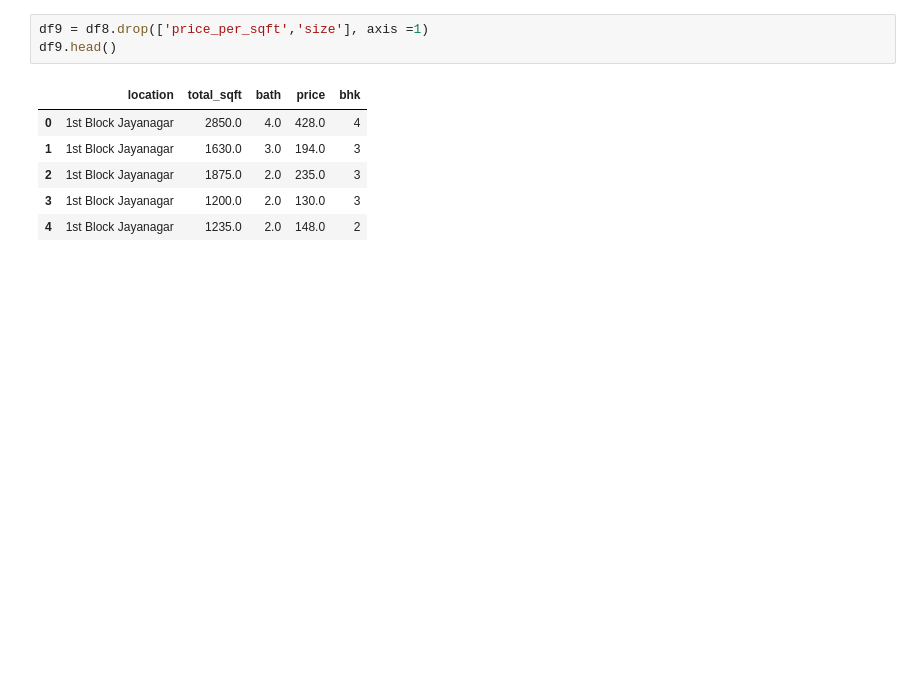
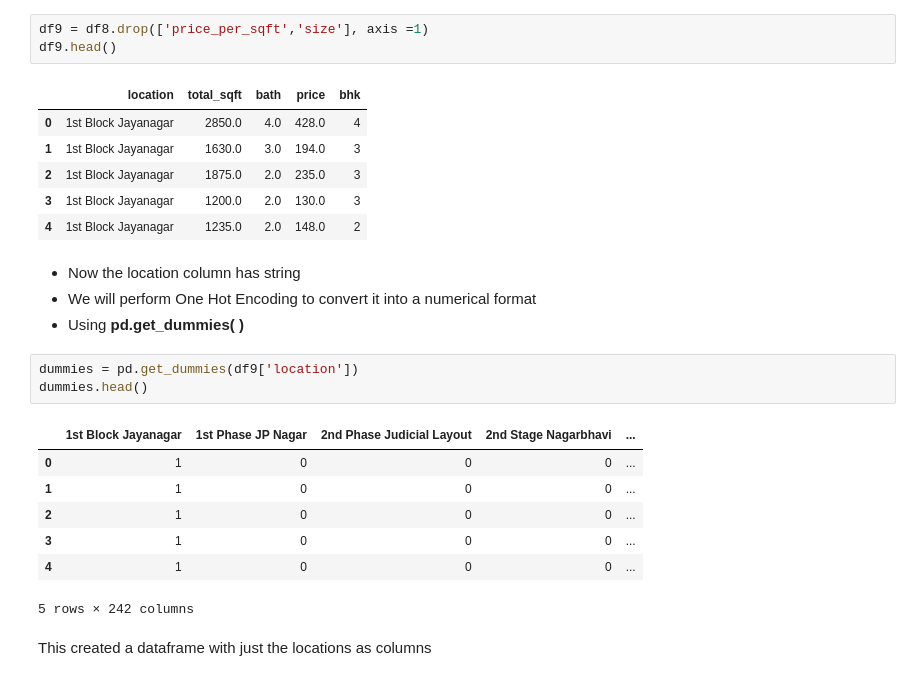
Before and after one commit to rohit-1026/House-Price-Prediction, a Jupyter notebook: House_Price_Pred.ipynb, the cells around one changed output. Drawn from its saved outputs; the diff is of its cells as text; blank space fills up the shorter version.

Commit message:
Training Model Stage

```diff
--- a/House_Price_Pred.ipynb
+++ b/House_Price_Pred.ipynb
@@ -568,3 +568,20 @@ df9.head()
 | 2 | 1st Block Jayanagar | 1875.0 | 2.0 | 235.0 | 3 |
 | 3 | 1st Block Jayanagar | 1200.0 | 2.0 | 130.0 | 3 |
 | 4 | 1st Block Jayanagar | 1235.0 | 2.0 | 148.0 | 2 |
+# %% [markdown]
+* Now the location column has string
+* We will perform One Hot Encoding to convert it into a numerical format
+* Using **pd.get_dummies(  )**
+# %%
+dummies = pd.get_dummies(df9['location'])
+dummies.head()
+# %% [output]
+|  | 1st Block Jayanagar | 1st Phase JP Nagar | 2nd Phase Judicial Layout | 2nd Stage Nagarbhavi | ... |
+| 0 | 1 | 0 | 0 | 0 | ... |
+| 1 | 1 | 0 | 0 | 0 | ... |
+| 2 | 1 | 0 | 0 | 0 | ... |
+| 3 | 1 | 0 | 0 | 0 | ... |
+| 4 | 1 | 0 | 0 | 0 | ... |
+5 rows × 242 columns
+# %% [markdown]
+This created a dataframe with just the locations as columns
```
Also changed, not shown: parts of 17 cells of this notebook.
